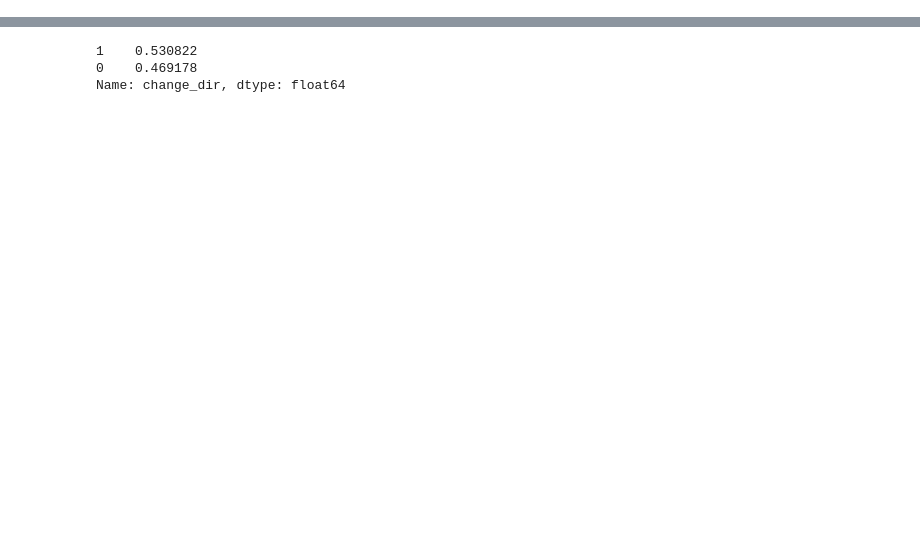
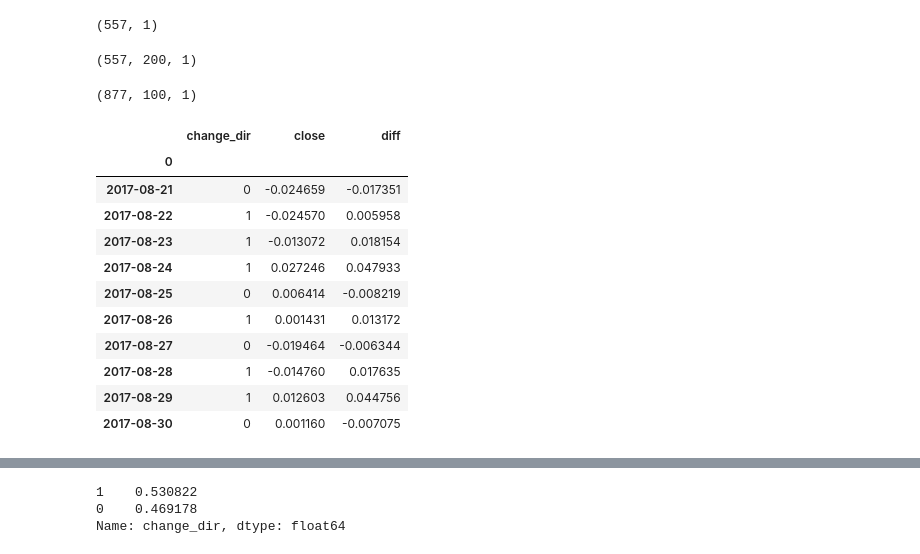
Before and after one commit to aysenurk/multi_task_price_change_prediction, a Jupyter notebook: notebooks/02_fc_data_preparation.ipynb, the cells around one changed output, grey strips where cells are left out. Cells and saved outputs as stored; diff of their text form; code cells hidden in the pictures; blank space fills up the shorter version.

```diff
--- a/notebooks/02_fc_data_preparation.ipynb
+++ b/notebooks/02_fc_data_preparation.ipynb
@@ -122,0 +482,27 @@ X, y, features, dfs = get_data(currency_list= CURRENCY_LST,
+# %%
+y_train.reshape(-1,1).shape
+# %% [output]
+(557, 1)
+# %%
+X_train.reshape(X_train.shape[0],-1,1).shape
+# %% [output]
+(557, 200, 1)
+# %%
+np.expand_dims(X_train, 2).shape
+# %% [output]
+(877, 100, 1)
+# %%
+dfs2['BTC'].head(10)
+# %% [output]
+|  | change_dir | close | diff |
+| 0 |  |  |  |
+| 2017-08-21 | 0 | -0.024659 | -0.017351 |
+| 2017-08-22 | 1 | -0.024570 | 0.005958 |
+| 2017-08-23 | 1 | -0.013072 | 0.018154 |
+| 2017-08-24 | 1 | 0.027246 | 0.047933 |
+| 2017-08-25 | 0 | 0.006414 | -0.008219 |
+| 2017-08-26 | 1 | 0.001431 | 0.013172 |
+| 2017-08-27 | 0 | -0.019464 | -0.006344 |
+| 2017-08-28 | 1 | -0.014760 | 0.017635 |
+| 2017-08-29 | 1 | 0.012603 | 0.044756 |
+| 2017-08-30 | 0 | 0.001160 | -0.007075 |
```
Also changed, not shown: parts of 29 cells of this notebook.
